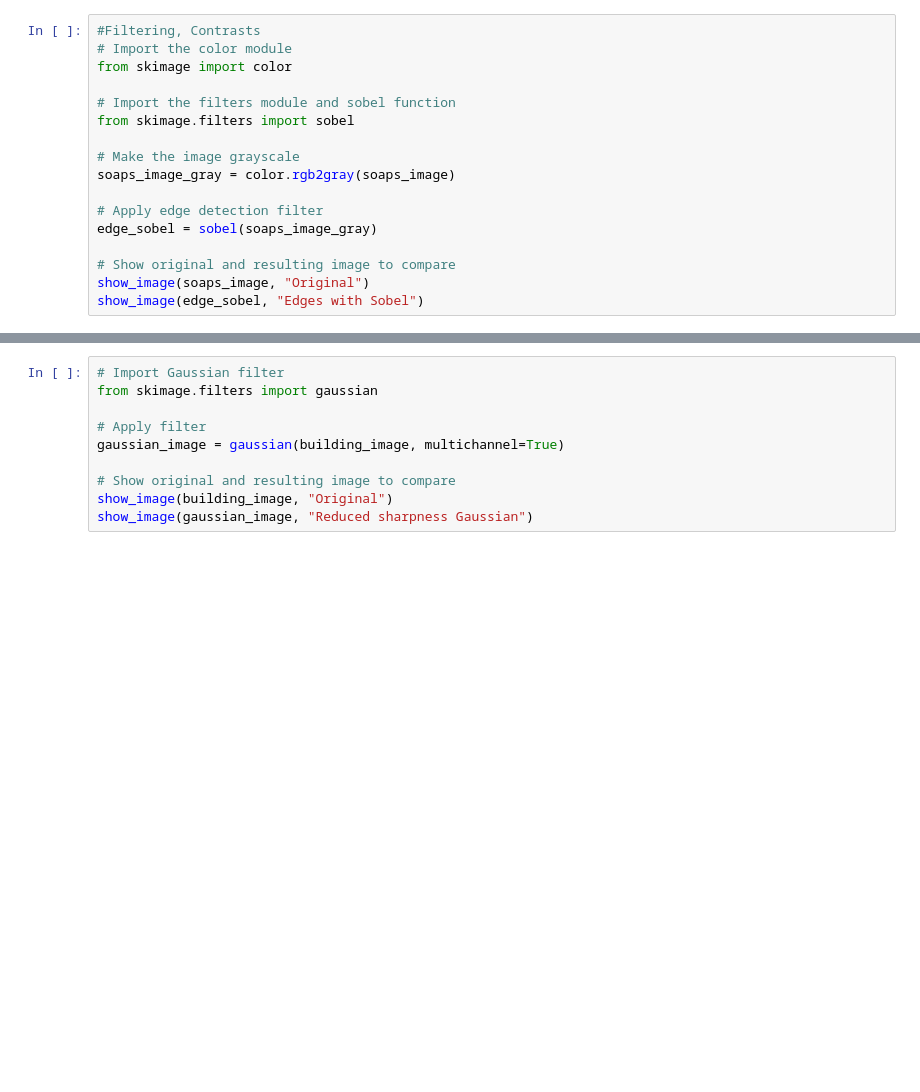
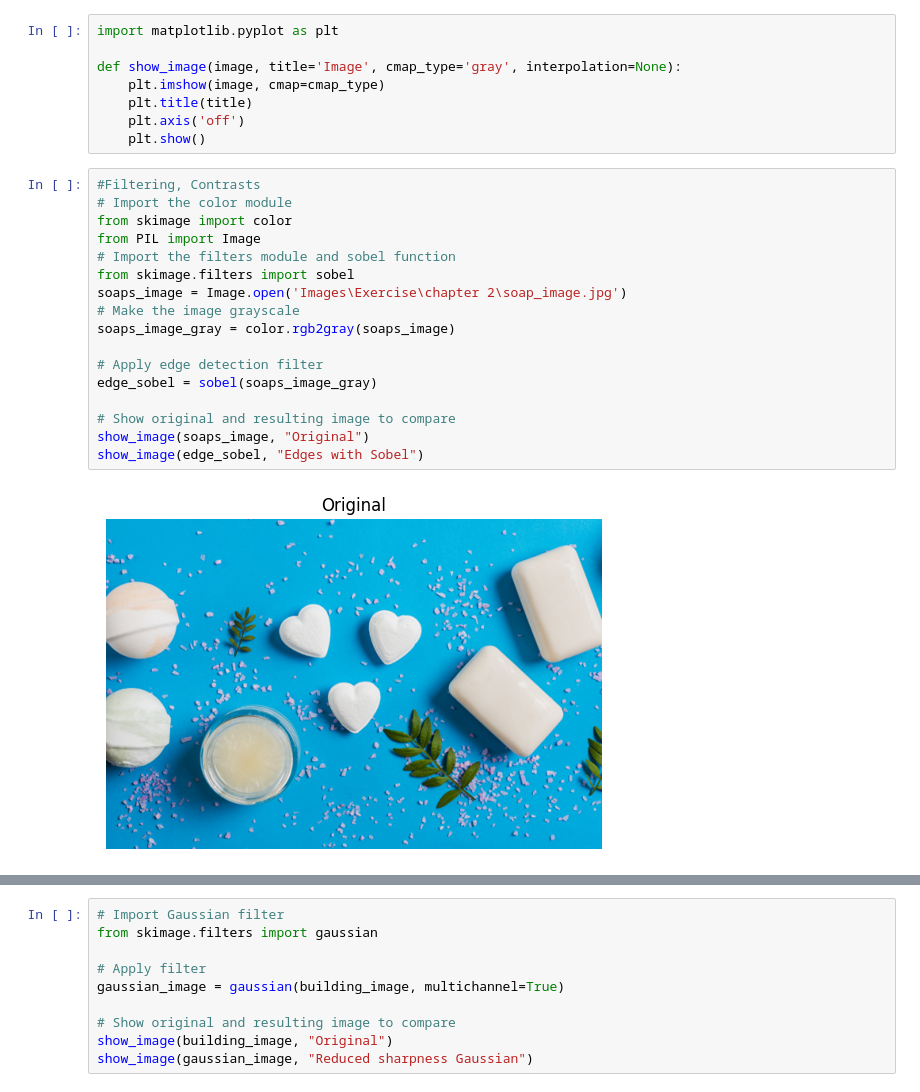
Before and after one commit to Prithviraj97/MachineLearning_Python, a Jupyter notebook: ImageProcessing/imgproc.ipynb, the cells around one changed output, grey strips where cells are left out. Saved outputs shown, nothing was run; the diff lists cells and outputs as text; blank space fills up the shorter version.

Commit message:
defined show image function

```diff
--- a/ImageProcessing/imgproc.ipynb
+++ b/ImageProcessing/imgproc.ipynb
@@ -1,17 +1,27 @@
+# %%
+import matplotlib.pyplot as plt
+
+def show_image(image, title='Image', cmap_type='gray', interpolation=None):
+    plt.imshow(image, cmap=cmap_type)
+    plt.title(title)
+    plt.axis('off')
+    plt.show()
 # %%
 #Filtering, Contrasts
 # Import the color module
 from skimage import color
-
+from PIL import Image
 # Import the filters module and sobel function
 from skimage.filters import sobel
-
+soaps_image = Image.open('Images\Exercise\chapter 2\soap_image.jpg')
 # Make the image grayscale
 soaps_image_gray = color.rgb2gray(soaps_image)
 
 # Apply edge detection filter
 edge_sobel = sobel(soaps_image_gray)
 
 # Show original and resulting image to compare
 show_image(soaps_image, "Original")
 show_image(edge_sobel, "Edges with Sobel")
+# %% [output]
+[figure, added]
```
Also changed, not shown: parts of 1 cell of this notebook.
